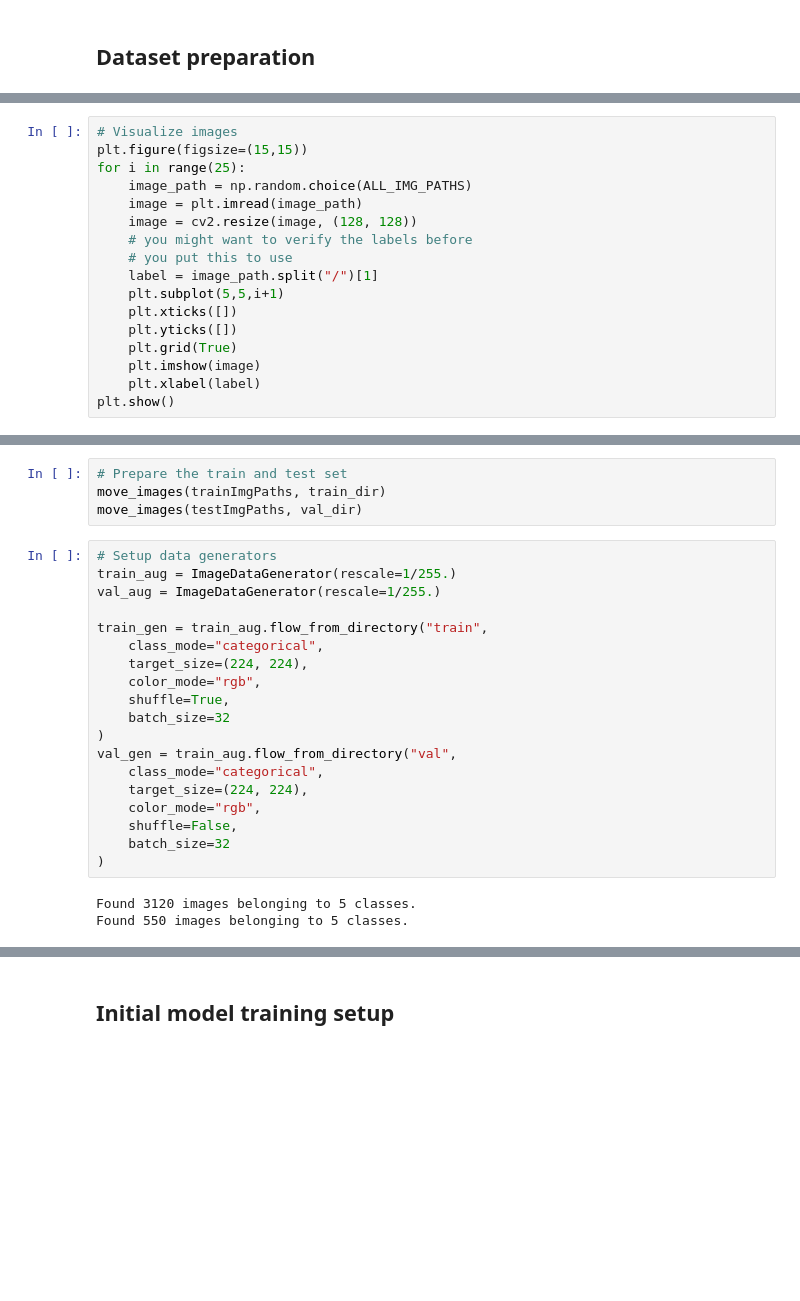
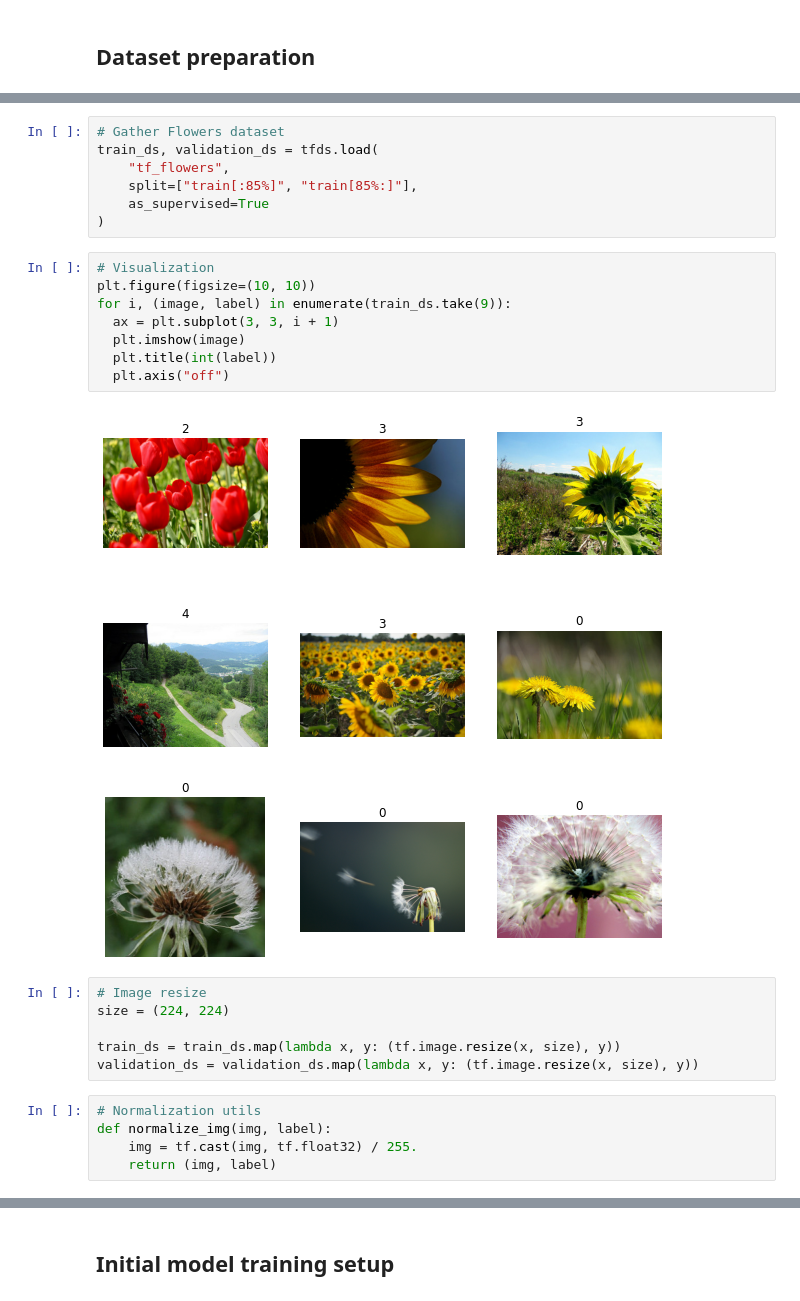
Before and after one commit to sayakpaul/Adventures-in-TensorFlow-Lite, a Jupyter notebook: A_tale_of_quantization.ipynb, the cells around one changed output, grey strips where cells are left out. Cells and saved outputs as stored; diff of their text form; blank space fills up the shorter version.

```diff
--- a/A_tale_of_quantization.ipynb
+++ b/A_tale_of_quantization.ipynb
@@ -86,17 +75,0 @@ random.shuffle(ALL_IMG_PATHS)
-# %%
-# Visualize images
-plt.figure(figsize=(15,15))
-for i in range(25):
-    image_path = np.random.choice(ALL_IMG_PATHS)
-    image = plt.imread(image_path)
-    image = cv2.resize(image, (128, 128))
-    # you might want to verify the labels before
-    # you put this to use
-    label = image_path.split("/")[1]
-    plt.subplot(5,5,i+1)
-    plt.xticks([])
-    plt.yticks([])
-    plt.grid(True)
-    plt.imshow(image)
-    plt.xlabel(label)
-plt.show()
@@ -129,26 +76,28 @@ def move_images(imgPaths, outputDir):
-# %%
-# Prepare the train and test set
-move_images(trainImgPaths, train_dir)
-move_images(testImgPaths, val_dir)
-# %%
-# Setup data generators
-train_aug = ImageDataGenerator(rescale=1/255.)
-val_aug = ImageDataGenerator(rescale=1/255.)
-
-train_gen = train_aug.flow_from_directory("train",
-    class_mode="categorical",
-    target_size=(224, 224),
-	color_mode="rgb",
-	shuffle=True,
-	batch_size=32
-)
-val_gen = train_aug.flow_from_directory("val",
-    class_mode="categorical",
-    target_size=(224, 224),
-	color_mode="rgb",
-	shuffle=False,
-	batch_size=32
-)
-# %% [output]
-Found 3120 images belonging to 5 classes.
-Found 550 images belonging to 5 classes.
+# %%
+# Gather Flowers dataset
+train_ds, validation_ds = tfds.load(
+    "tf_flowers",
+    split=["train[:85%]", "train[85%:]"],
+    as_supervised=True
+)
+# %%
+# Visualization
+plt.figure(figsize=(10, 10))
+for i, (image, label) in enumerate(train_ds.take(9)):
+  ax = plt.subplot(3, 3, i + 1)
+  plt.imshow(image)
+  plt.title(int(label))
+  plt.axis("off")
+# %% [output]
+[figure, added]
+# %%
+# Image resize
+size = (224, 224)
+
+train_ds = train_ds.map(lambda x, y: (tf.image.resize(x, size), y))
+validation_ds = validation_ds.map(lambda x, y: (tf.image.resize(x, size), y))
+# %%
+# Normalization utils
+def normalize_img(img, label):
+    img = tf.cast(img, tf.float32) / 255.
+    return (img, label)
```
Also changed, not shown: parts of 41 cells of this notebook.
